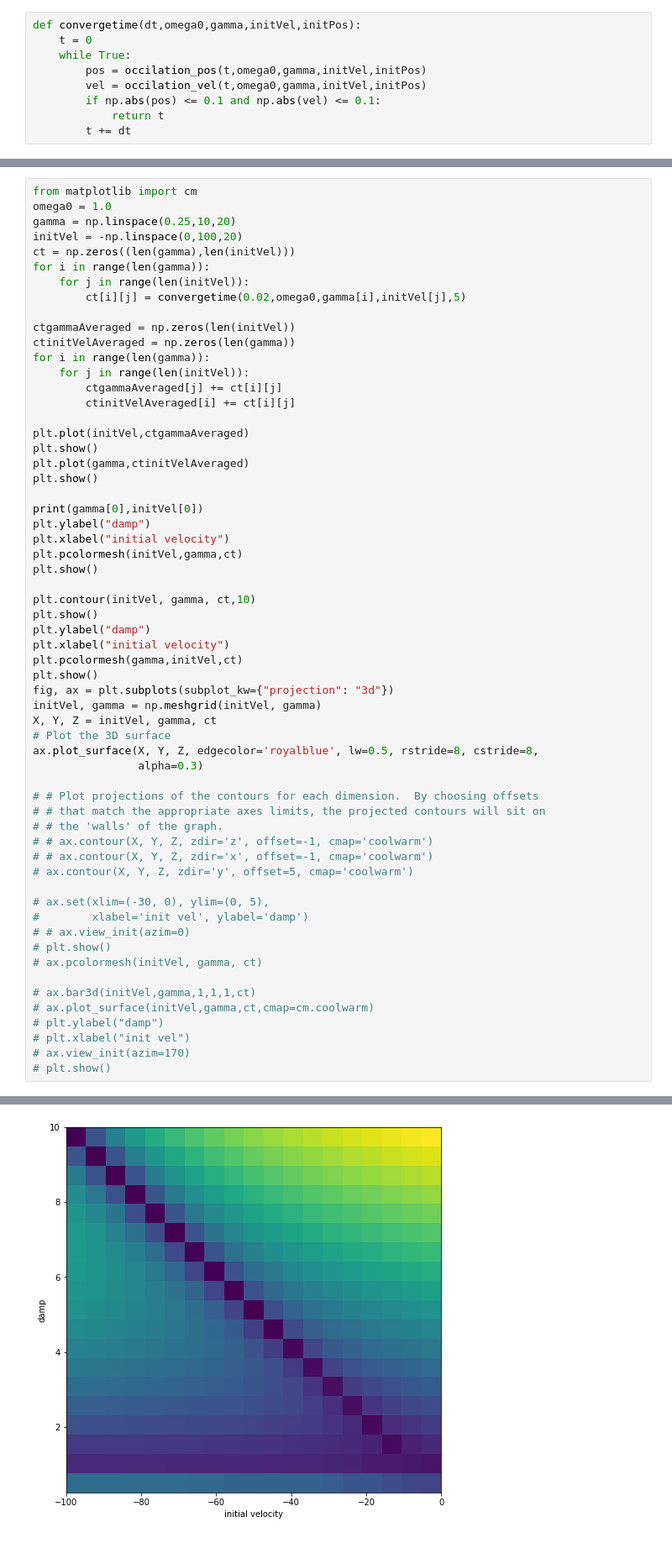
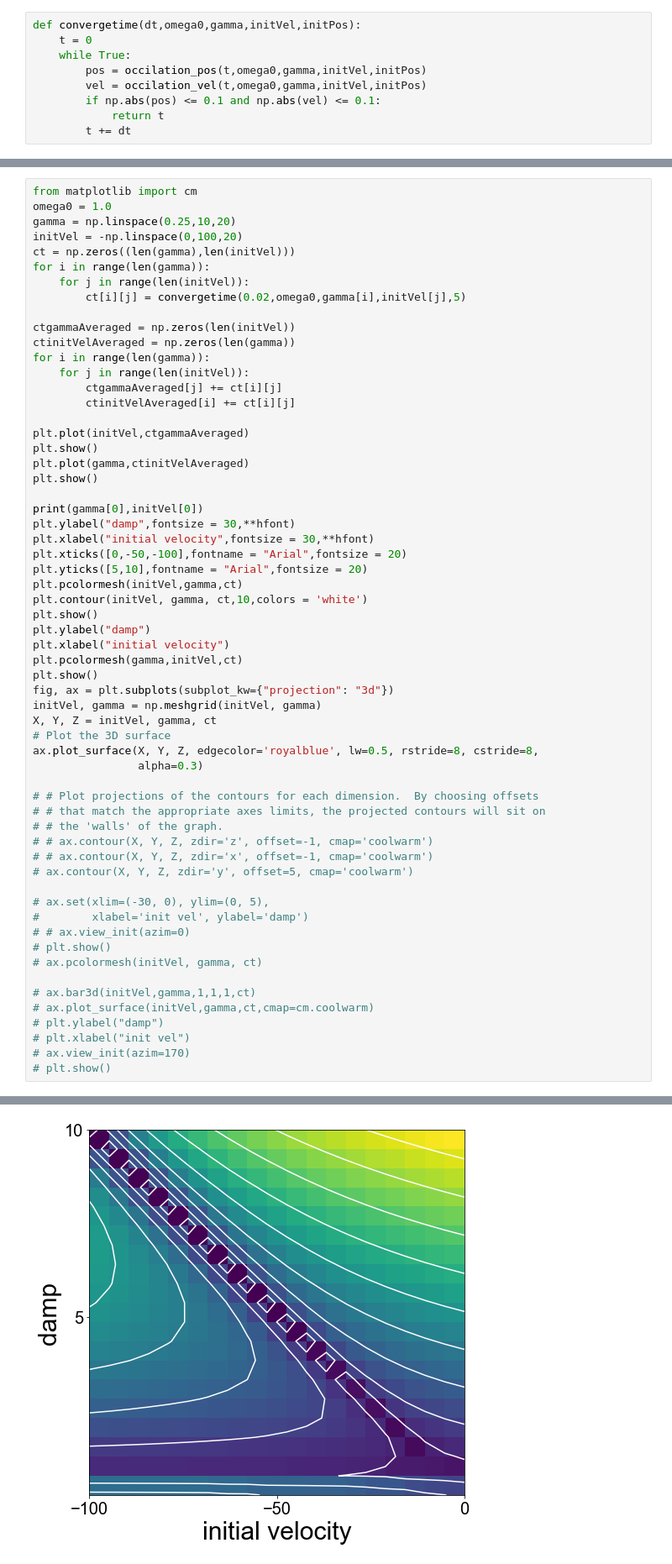
Before and after one commit to shingotabuchi/LbmSwimmer2D, a Jupyter notebook: Assets/Scripts/Neural/Data/analysis.ipynb, the cells around one changed output, grey strips where cells are left out. Shown: that part at 84% size. Cells and saved outputs as stored; diff of their text form.

```diff
--- a/Assets/Scripts/Neural/Data/analysis.ipynb
+++ b/Assets/Scripts/Neural/Data/analysis.ipynb
@@ -226,12 +226,12 @@ plt.plot(gamma,ctinitVelAveraged)
 plt.show()
 
 print(gamma[0],initVel[0])
-plt.ylabel("damp")
-plt.xlabel("initial velocity")
+plt.ylabel("damp",fontsize = 30,**hfont)
+plt.xlabel("initial velocity",fontsize = 30,**hfont)
+plt.xticks([0,-50,-100],fontname = "Arial",fontsize = 20)
+plt.yticks([5,10],fontname = "Arial",fontsize = 20)
 plt.pcolormesh(initVel,gamma,ct)
-plt.show()
-
-plt.contour(initVel, gamma, ct,10)
+plt.contour(initVel, gamma, ct,10,colors = 'white')
 plt.show()
 plt.ylabel("damp")
 plt.xlabel("initial velocity")
@@ -240,31 +240,31 @@ plt.show()
 fig, ax = plt.subplots(subplot_kw={"projection": "3d"})
 initVel, gamma = np.meshgrid(initVel, gamma)
 X, Y, Z = initVel, gamma, ct
 # Plot the 3D surface
 ax.plot_surface(X, Y, Z, edgecolor='royalblue', lw=0.5, rstride=8, cstride=8,
                 alpha=0.3)
 
 # # Plot projections of the contours for each dimension.  By choosing offsets
 # # that match the appropriate axes limits, the projected contours will sit on
 # # the 'walls' of the graph.
 # # ax.contour(X, Y, Z, zdir='z', offset=-1, cmap='coolwarm')
 # # ax.contour(X, Y, Z, zdir='x', offset=-1, cmap='coolwarm')
 # ax.contour(X, Y, Z, zdir='y', offset=5, cmap='coolwarm')
 
 # ax.set(xlim=(-30, 0), ylim=(0, 5),
 #        xlabel='init vel', ylabel='damp')
 # # ax.view_init(azim=0)
 # plt.show()
 # ax.pcolormesh(initVel, gamma, ct)
 
 # ax.bar3d(initVel,gamma,1,1,1,ct)
 # ax.plot_surface(initVel,gamma,ct,cmap=cm.coolwarm)
 # plt.ylabel("damp")
 # plt.xlabel("init vel")
 # ax.view_init(azim=170)
 # plt.show()
 # %% [output]
 [figure]
 [figure]
 0.25 -0.0
-[figure, old version]
+[figure, new version]
```
Also changed, not shown: parts of 1 cell of this notebook.
